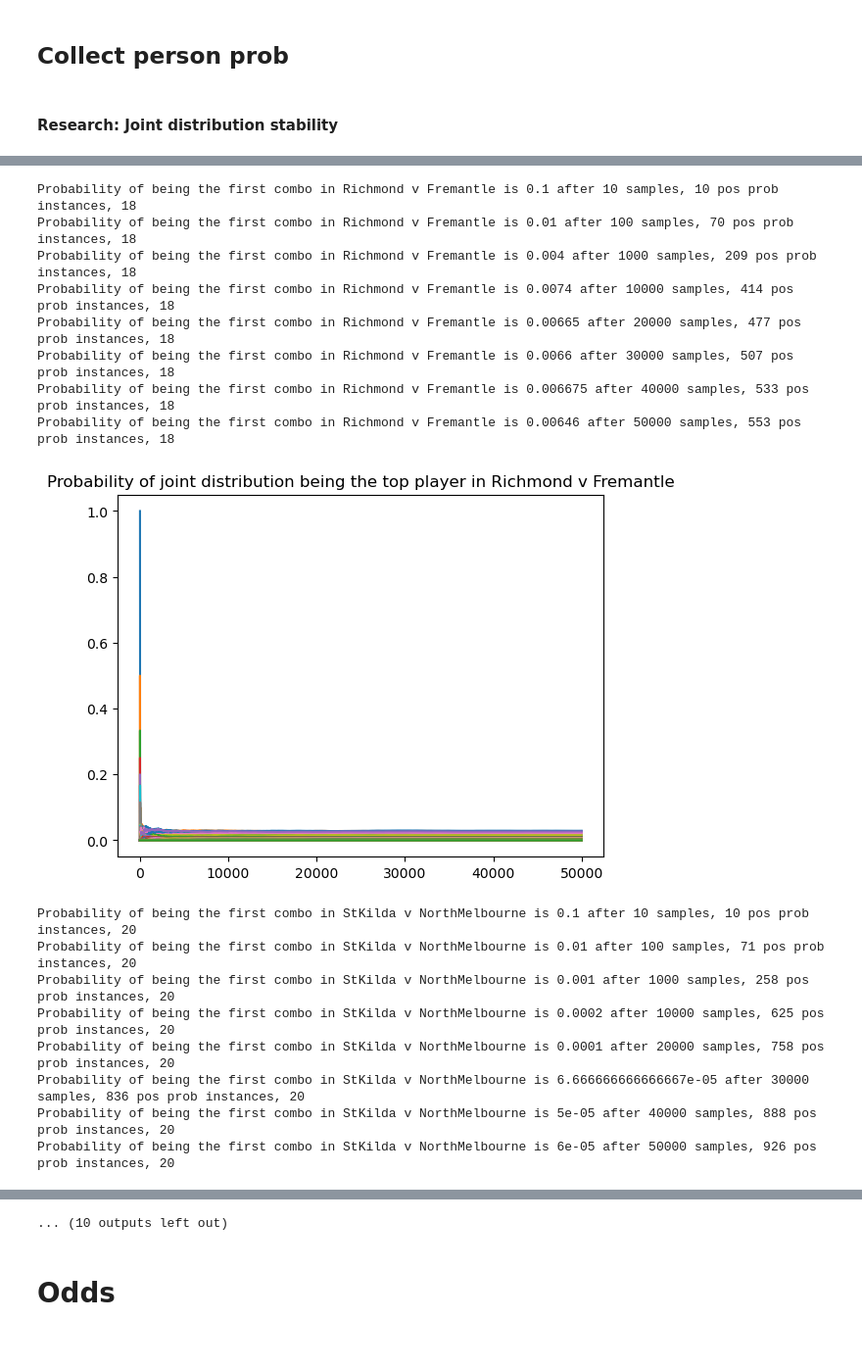
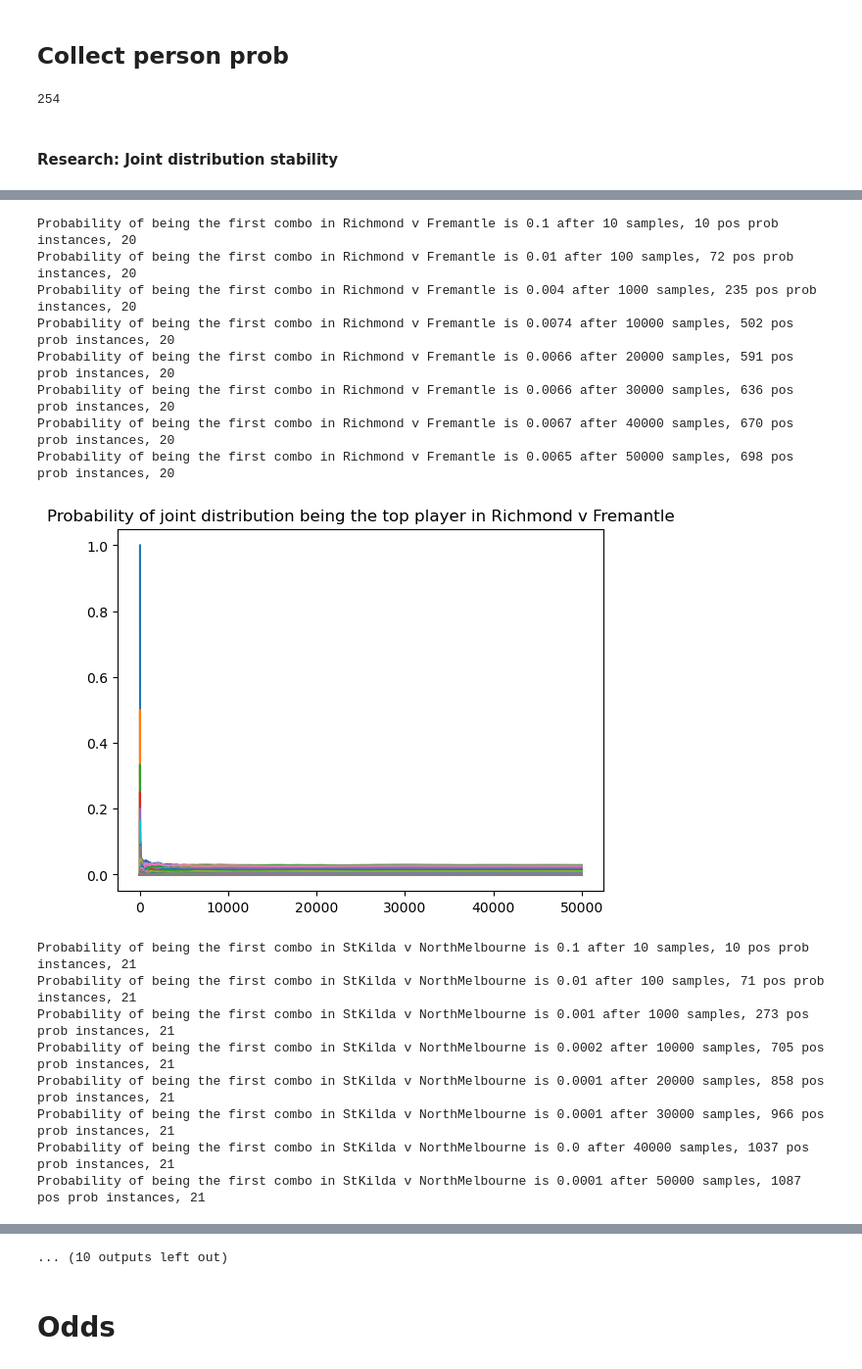
Before and after one commit to TGChenZP/AFLBrownlowPredictor2024, a Jupyter notebook: notebooks/8_OddsCalculations.ipynb, the cells around one changed output, grey strips where cells are left out. Shown at 98% size. Drawn from its saved outputs; the diff is of its cells as text; code cells hidden in the pictures.

```diff
--- a/notebooks/8_OddsCalculations.ipynb
+++ b/notebooks/8_OddsCalculations.ipynb
@@ -93,7 +94,7 @@ def simulation_stability(round_number, team1, team2, player, n_samples, all_game
 
         if i in [9, 99, 999, 9999, 19999, 29999, 39999, 49999, 59999, 69999, 79999, 89999, 99999]:
             print(
-                f'Probability of {player} being the top player in {team1} v {team2} is {total[0]/(i+1)} after {i+1} samples')
+                f'Probability of {player} being the top player in {team1} v {team2} is {np.round(total[0]/(i+1), 4)} after {i+1} samples')
 
     plt.title(
         f'Probability of {player} getting x votes in {team1} v {team2}')
@@ -128,12 +185,14 @@ interested_players = leaderboard['Player'].head(50).tolist()
 # %%
 with open('../odds/2024_sportsbet_odds.json', 'r') as f:
     odds = json.load(f)
+
 
 def straight_get_player(odds, bet_type, interested_players):
     for player in odds[bet_type]:
         interested_players.add(player)
 
     return interested_players
+
 
 def get_combined_player(odds, bet_type, interested_players):
     for bet in odds[bet_type]:
@@ -143,21 +202,30 @@ def get_combined_player(odds, bet_type, interested_players):
 
     return interested_players
 
+
 additional_interested_players = set()
 
 for bet_type in ['2024 AFL Brownlow Medal', 'Top 3 Finish (Includes Ineligible)', 'Top 5 Finish (Includes Ineligible)', 'Top 10 Finish (Includes Ineligible)', 'Top 20 Finish (Includes Ineligible)', 'Leader After Round 6', 'Leader After Round 10', 'Leader After Round 15', 'Most Votes Last 8 Rounds', 'Most 3 Vote Games', 'Player to Poll in the Most Games', 'Brownlow Group - Group A', 'Brownlow Group - Group B', 'Brownlow Group - Group C', 'Brownlow Group - Group D']:
-    additional_interested_players = straight_get_player(odds, bet_type, additional_interested_players)
+    additional_interested_players = straight_get_player(
+        odds, bet_type, additional_interested_players)
 
 for bet_type in ['Brownlow Medal Quinella', 'Brownlow Medal Exacta', 'Brownlow Medal Trifecta', 'Brownlow Medal Boxed Trifecta', 'Brownlow Medal Pick4', 'Brownlow Medal Boxed Pick4']:
-    additional_interested_players = get_combined_player(odds, bet_type, additional_interested_players)
+    additional_interested_players = get_combined_player(
+        odds, bet_type, additional_interested_players)
 
 for bet_type in ['To poll 10 or more votes', 'To poll 15 or more votes', 'To poll 20 or more votes', 'To poll 25 or more votes', 'To poll 30 or more votes', 'To Poll a Vote']:
-    additional_interested_players = straight_get_player(odds, bet_type, additional_interested_players)
+    additional_interested_players = straight_get_player(
+        odds, bet_type, additional_interested_players)
 
-interested_players = list(set(interested_players).union(additional_interested_players))
+interested_players = list(
+    set(interested_players).union(additional_interested_players))
+
+len(interested_players)
+# %% [output]
+254
 # %%
-with open(f'../presentables/{year}_simulated_games.json', 'r') as f:
-    all_games_simulation = json.load(f)
+# with gzip.open(f'../presentables/{year}_simulated_games.json.gz', 'rb') as f:
+#     all_games_simulation = json.load(f)
 # %%
 np.random.seed(0)
 all_games_player_distributions = dd(dict)
@@ -175,7 +243,8 @@ for round in tqdm(all_games_simulation):
                 player_distribution = {i: 0 for i in range(4)}
 
                 for i in range(n_samples):
-                    rank = all_games_simulation[round][game][str(i)].index(player)
+                    rank = all_games_simulation[round][game][str(
+                        i)].index(player)
                     rank = rank if rank < 3 else 3
                     player_distribution[3-rank] += 1
 
@@ -204,6 +273,9 @@ for round in tqdm(all_games_simulation):
             players_distribution[combo] /= n_samples
 
         all_games_player_distributions[round][game]['joint'] = players_distribution
+# %%
+with open(f'../presentables/{year}_player_distributions.pickle', 'wb') as f:
+    pickle.dump(all_games_player_distributions, f)
 # %% [markdown]
 #### Research: Joint distribution stability
 # %%
@@ -240,7 +312,7 @@ def simulation_stability_joint(round_number, team1, team2, n_samples, all_games_
 
         if i in [9, 99, 999, 9999, 19999, 29999, 39999, 49999, 59999, 69999, 79999, 89999, 99999]:
             print(
-                f'Probability of being the first combo in {team1} v {team2} is {total[list(total.keys())[0]]/(i+1)} after {i+1} samples, {len(total)} pos prob instances, {len(game_interested_players_index)}')
+                f'Probability of being the first combo in {team1} v {team2} is {np.round(total[list(total.keys())[0]]/(i+1), 4)} after {i+1} samples, {len(total)} pos prob instances, {len(game_interested_players_index)}')
 
     plt.title(
         f'Probability of joint distribution being the top player in {team1} v {team2}')
@@ -287,17 +359,17 @@ Probability of being the first combo in Sydney v GWS is 0.00244 after 50000 samp
-Probability of being the first combo in Richmond v Fremantle is 0.1 after 10 samples, 10 pos prob instances, 18
-Probability of being the first combo in Richmond v Fremantle is 0.01 after 100 samples, 70 pos prob instances, 18
-Probability of being the first combo in Richmond v Fremantle is 0.004 after 1000 samples, 209 pos prob instances, 18
-Probability of being the first combo in Richmond v Fremantle is 0.0074 after 10000 samples, 414 pos prob instances, 18
-Probability of being the first combo in Richmond v Fremantle is 0.00665 after 20000 samples, 477 pos prob instances, 18
-Probability of being the first combo in Richmond v Fremantle is 0.0066 after 30000 samples, 507 pos prob instances, 18
-Probability of being the first combo in Richmond v Fremantle is 0.006675 after 40000 samples, 533 pos prob instances, 18
-Probability of being the first combo in Richmond v Fremantle is 0.00646 after 50000 samples, 553 pos prob instances, 18
+Probability of being the first combo in Richmond v Fremantle is 0.1 after 10 samples, 10 pos prob instances, 20
+Probability of being the first combo in Richmond v Fremantle is 0.01 after 100 samples, 72 pos prob instances, 20
+Probability of being the first combo in Richmond v Fremantle is 0.004 after 1000 samples, 235 pos prob instances, 20
+Probability of being the first combo in Richmond v Fremantle is 0.0074 after 10000 samples, 502 pos prob instances, 20
+Probability of being the first combo in Richmond v Fremantle is 0.0066 after 20000 samples, 591 pos prob instances, 20
+Probability of being the first combo in Richmond v Fremantle is 0.0066 after 30000 samples, 636 pos prob instances, 20
+Probability of being the first combo in Richmond v Fremantle is 0.0067 after 40000 samples, 670 pos prob instances, 20
+Probability of being the first combo in Richmond v Fremantle is 0.0065 after 50000 samples, 698 pos prob instances, 20
-[figure, old version]
+[figure, new version]
-Probability of being the first combo in StKilda v NorthMelbourne is 0.1 after 10 samples, 10 pos prob instances, 20
-Probability of being the first combo in StKilda v NorthMelbourne is 0.01 after 100 samples, 71 pos prob instances, 20
-Probability of being the first combo in StKilda v NorthMelbourne is 0.001 after 1000 samples, 258 pos prob instances, 20
-Probability of being the first combo in StKilda v NorthMelbourne is 0.0002 after 10000 samples, 625 pos prob instances, 20
-Probability of being the first combo in StKilda v NorthMelbourne is 0.0001 after 20000 samples, 758 pos prob instances, 20
-Probability of being the first combo in StKilda v NorthMelbourne is 6.666666666666667e-05 after 30000 samples, 836 pos prob instances, 20
-Probability of being the first combo in StKilda v NorthMelbourne is 5e-05 after 40000 samples, 888 pos prob instances, 20
-Probability of being the first combo in StKilda v NorthMelbourne is 6e-05 after 50000 samples, 926 pos prob instances, 20
+Probability of being the first combo in StKilda v NorthMelbourne is 0.1 after 10 samples, 10 pos prob instances, 21
+Probability of being the first combo in StKilda v NorthMelbourne is 0.01 after 100 samples, 71 pos prob instances, 21
+Probability of being the first combo in StKilda v NorthMelbourne is 0.001 after 1000 samples, 273 pos prob instances, 21
+Probability of being the first combo in StKilda v NorthMelbourne is 0.0002 after 10000 samples, 705 pos prob instances, 21
+Probability of being the first combo in StKilda v NorthMelbourne is 0.0001 after 20000 samples, 858 pos prob instances, 21
+Probability of being the first combo in StKilda v NorthMelbourne is 0.0001 after 30000 samples, 966 pos prob instances, 21
+Probability of being the first combo in StKilda v NorthMelbourne is 0.0 after 40000 samples, 1037 pos prob instances, 21
+Probability of being the first combo in StKilda v NorthMelbourne is 0.0001 after 50000 samples, 1087 pos prob instances, 21
```
Also changed, not shown: parts of 19 cells of this notebook.
